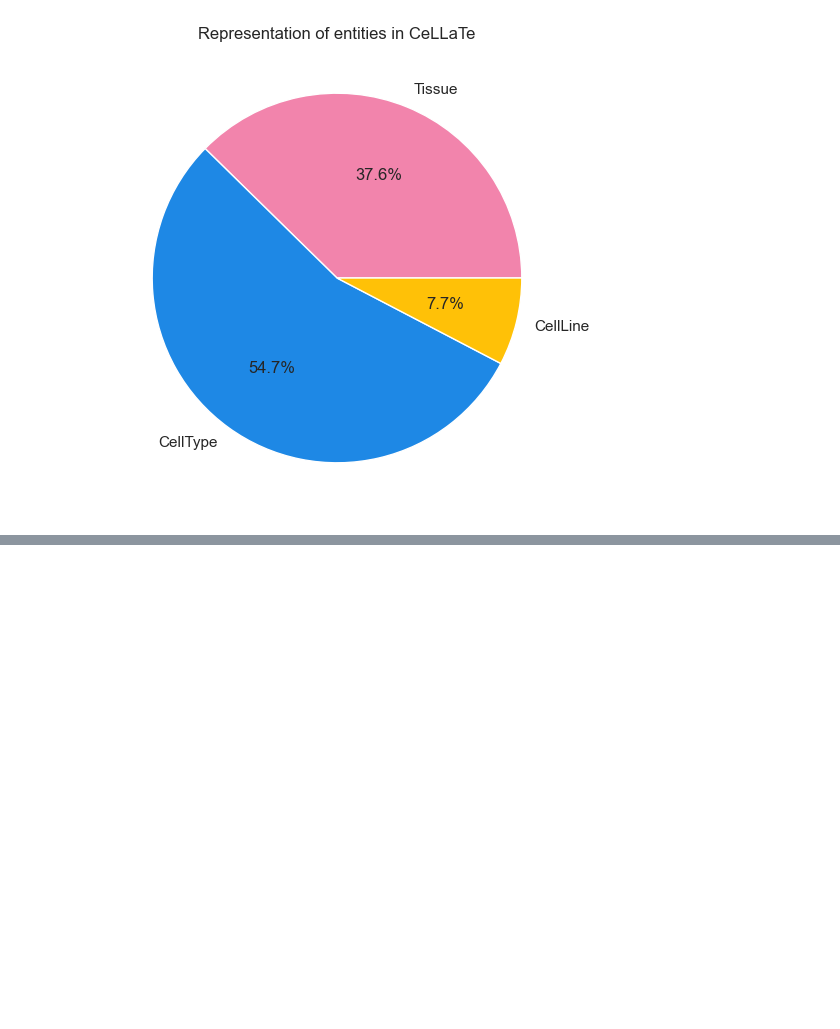
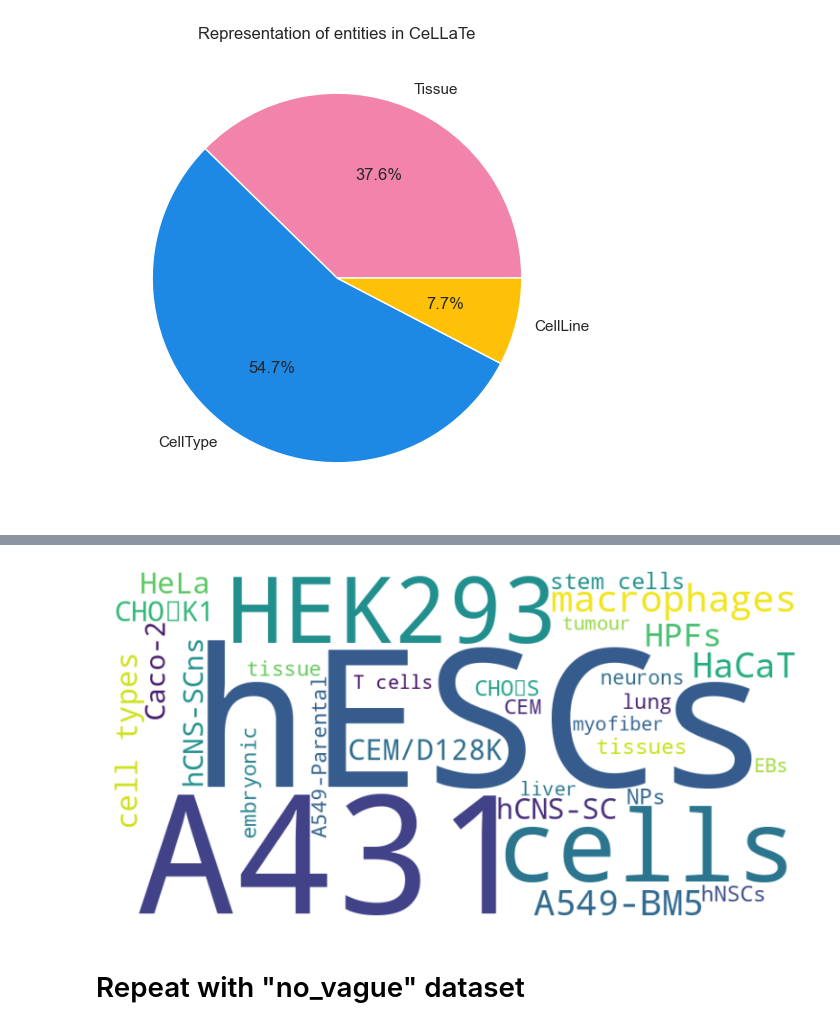
Before and after one commit to EuropePMC/OTAR3088, a Jupyter notebook: Data_mining/CeLLaTe/data_stat_figs.ipynb, the cells around one changed output, grey strips where cells are left out. Saved outputs shown, nothing was run; the diff lists cells and outputs as text; code cells hidden in the pictures; blank space fills up the shorter version.

```diff
--- a/Data_mining/CeLLaTe/data_stat_figs.ipynb
+++ b/Data_mining/CeLLaTe/data_stat_figs.ipynb
@@ -471,0 +568,14 @@ show(p)
+# %%
+master_count_filtered = {key: value for key, value in master_count.items() if value > 50}
+
+wordcloud = WordCloud(width=800, height=400, background_color="white").generate_from_frequencies(master_count_filtered)
+plt.figure(figsize=(10, 5))
+plt.imshow(wordcloud, interpolation="bilinear")
+plt.axis("off")  # Hide the axes
+# plt.savefig("./plots/with_vague_cloud.svg", format="svg")
+# plt.savefig("./plots/with_vague_cloud.png", format="png")
+plt.show()
+# %% [output]
+[figure, added]
+# %% [markdown]
+# Repeat with "no_vague" dataset
```
Also changed, not shown: parts of 18 cells of this notebook.
